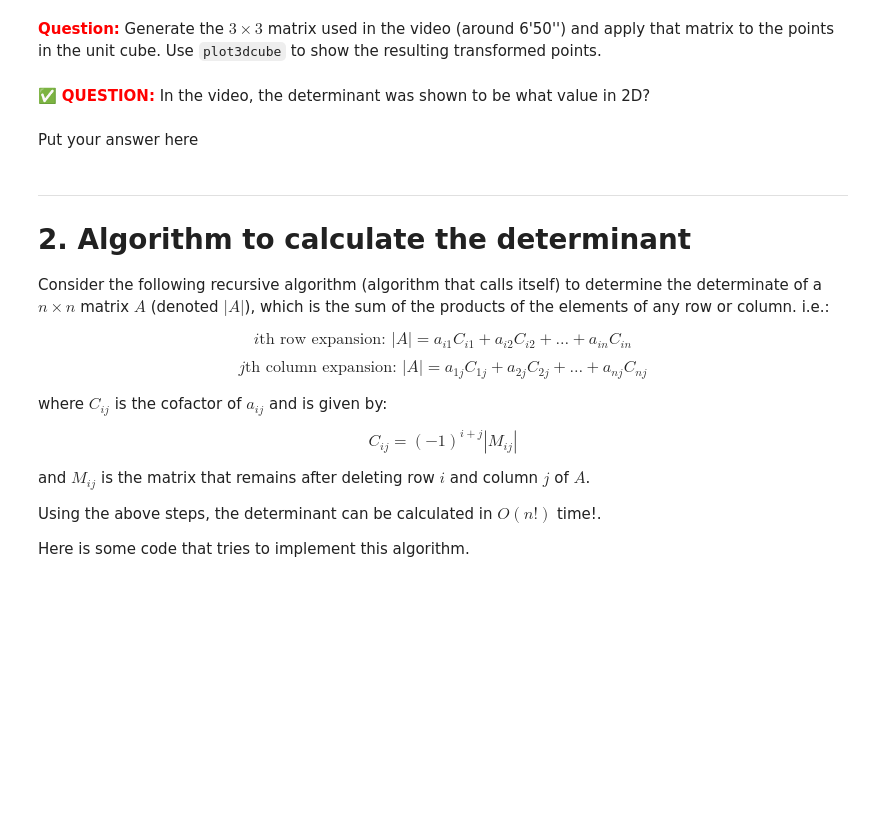
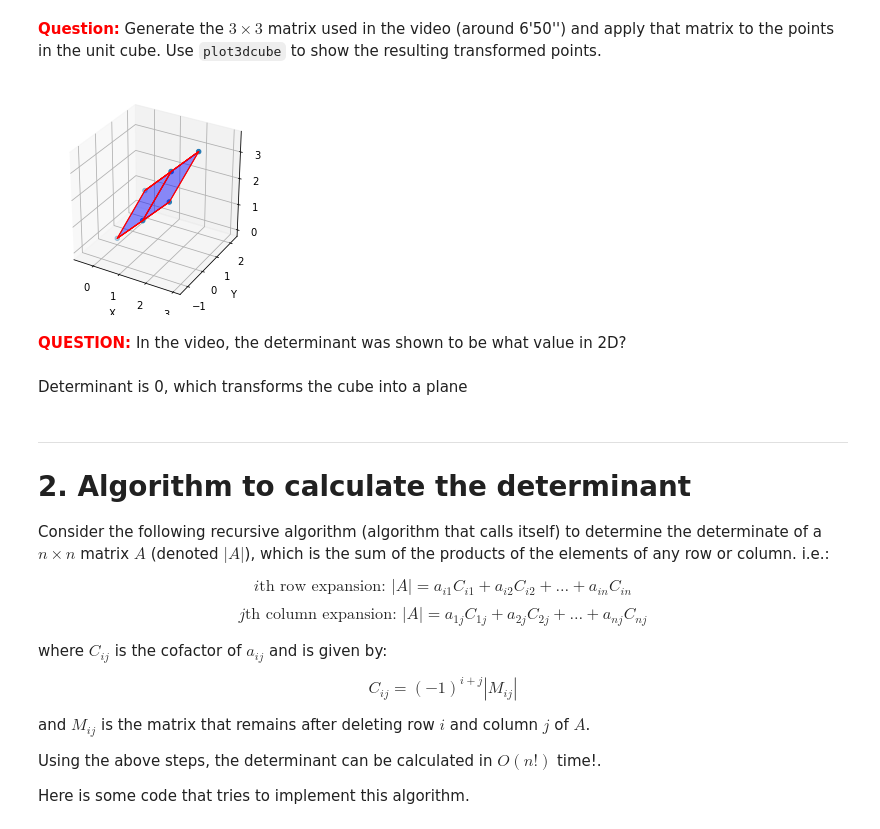
Before and after one commit to nicwigs/314, a Jupyter notebook: hw/HW3-Cramers_Rule.ipynb, the cells around one changed output. Drawn from its saved outputs; the diff is of its cells as text; code cells hidden in the pictures; blank space fills up the shorter version.

```diff
--- a/hw/HW3-Cramers_Rule.ipynb
+++ b/hw/HW3-Cramers_Rule.ipynb
@@ -110,7 +112,12 @@ plot3dcube(points)
+# %%
+m = np.matrix([[1.0,0.0,1.0],[0.5,1.0,1.5],[1.0,0.0,1.0]])
+plot3dcube(points*m)
+# %% [output]
+[figure, added]
 # %% [markdown]
-&#9989; <font color='red'>**QUESTION:**</font> In the video, the determinant was shown to be what value in 2D?
+<font color='red'>**QUESTION:**</font> In the video, the determinant was shown to be what value in 2D?
-# %% [markdown]
-Put your answer here
+# %% [markdown]
+Determinant is 0, which transforms the cube into a plane
 # %% [markdown]
 ---
 # 2. Algorithm to calculate the determinant
```
Also changed, not shown: parts of 26 cells of this notebook.
